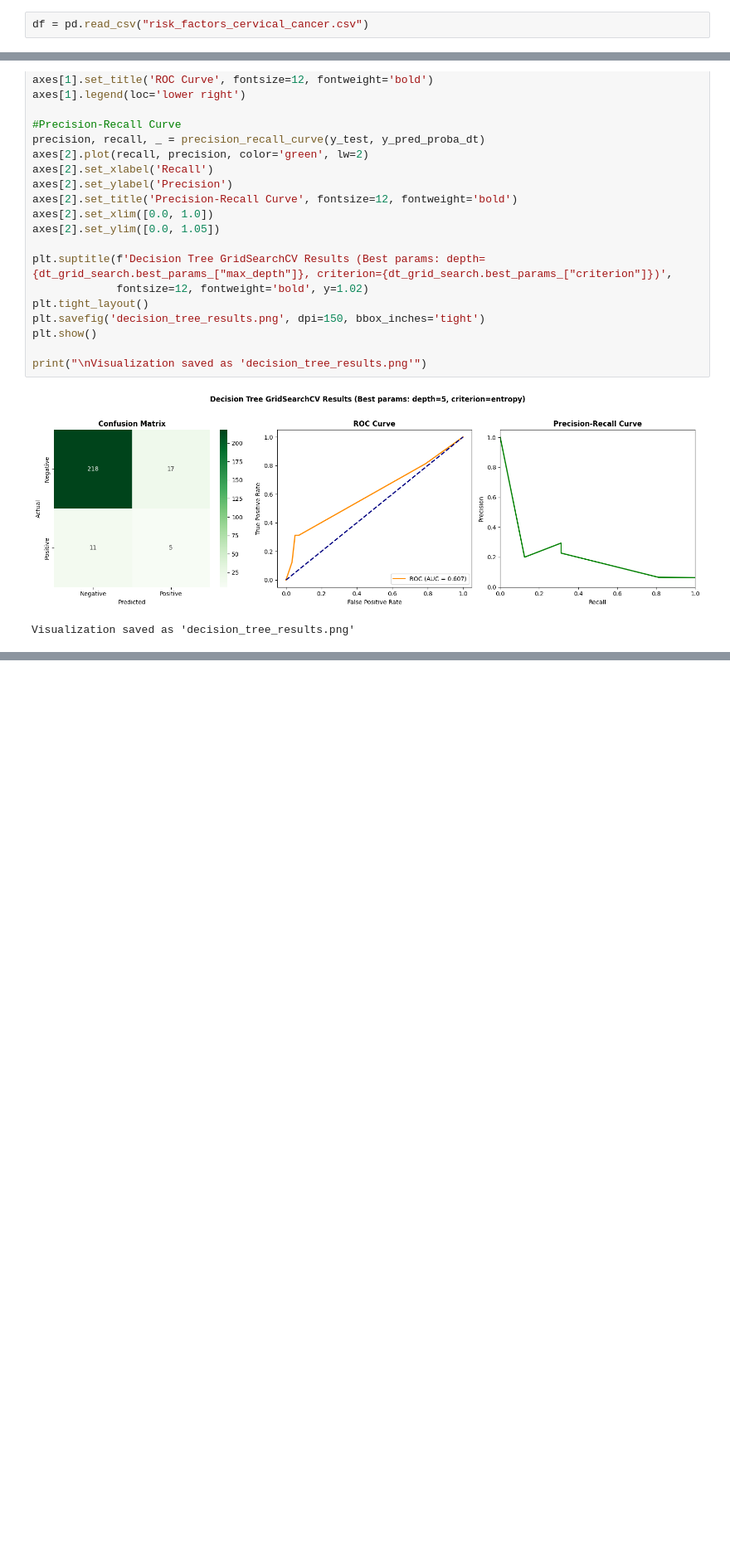
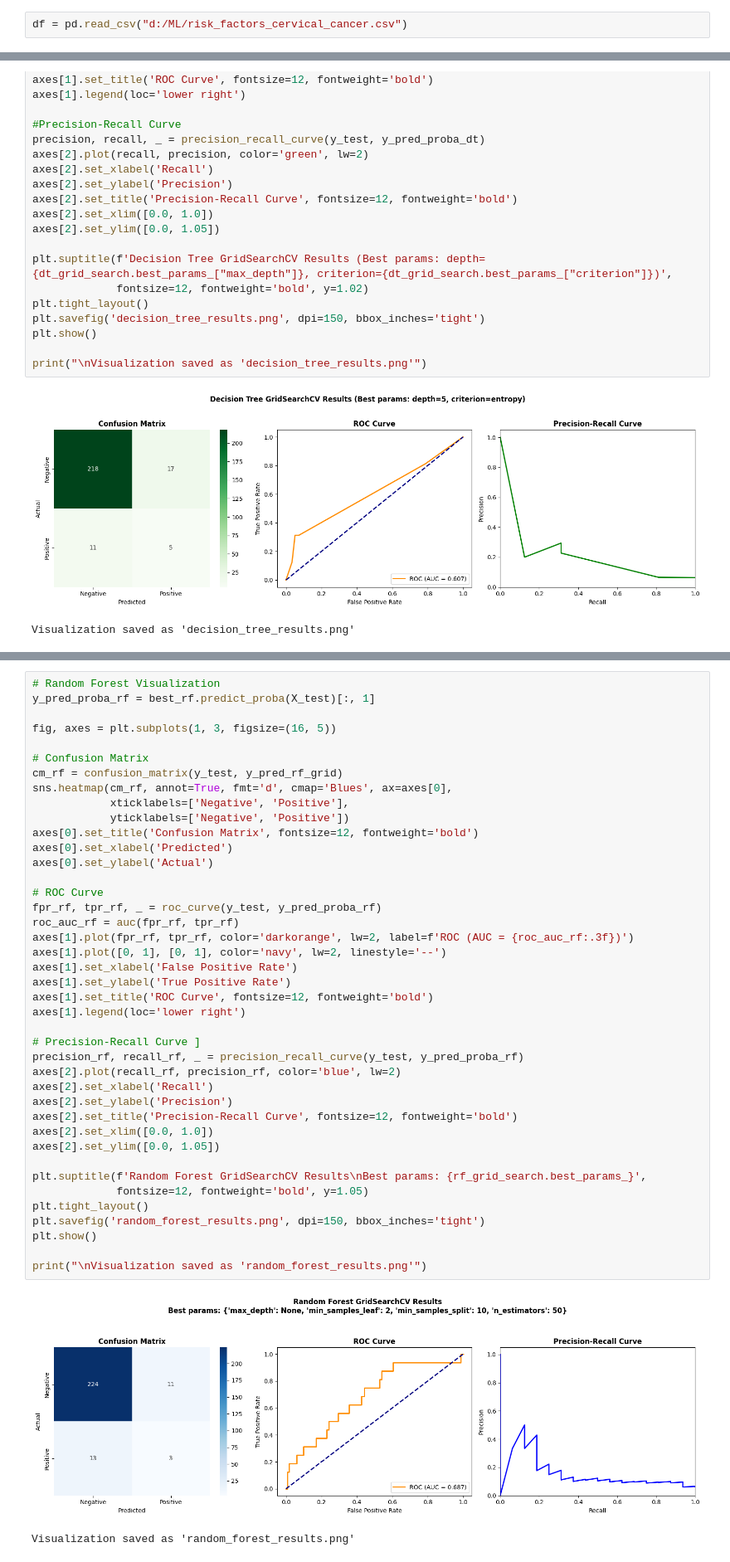
Before and after one commit to raajshekhar19/23FE10CSE00791_RAAJ_SHEKHAR, a Jupyter notebook: project.ipynb, the cells around one changed output, grey strips where cells are left out. Shown at 83% size. Saved outputs shown, nothing was run; the diff lists cells and outputs as text; blank space fills up the shorter version.

```diff
--- a/project.ipynb
+++ b/project.ipynb
@@ -7,7 +7,7 @@ import math
 from sklearn.model_selection import train_test_split
 from sklearn.preprocessing import RobustScaler
 # %%
-df = pd.read_csv("risk_factors_cervical_cancer.csv")
+df = pd.read_csv("d:/ML/risk_factors_cervical_cancer.csv")
 # %%
 df.head()
 # %% [output]
@@ -998,0 +1057,44 @@ Visualization saved as 'decision_tree_results.png'
+# %%
+# Random Forest Visualization
+y_pred_proba_rf = best_rf.predict_proba(X_test)[:, 1]
+
+fig, axes = plt.subplots(1, 3, figsize=(16, 5))
+
+# Confusion Matrix
+cm_rf = confusion_matrix(y_test, y_pred_rf_grid)
+sns.heatmap(cm_rf, annot=True, fmt='d', cmap='Blues', ax=axes[0],
+            xticklabels=['Negative', 'Positive'],
+            yticklabels=['Negative', 'Positive'])
+axes[0].set_title('Confusion Matrix', fontsize=12, fontweight='bold')
+axes[0].set_xlabel('Predicted')
+axes[0].set_ylabel('Actual')
+
+# ROC Curve
+fpr_rf, tpr_rf, _ = roc_curve(y_test, y_pred_proba_rf)
+roc_auc_rf = auc(fpr_rf, tpr_rf)
+axes[1].plot(fpr_rf, tpr_rf, color='darkorange', lw=2, label=f'ROC (AUC = {roc_auc_rf:.3f})')
+axes[1].plot([0, 1], [0, 1], color='navy', lw=2, linestyle='--')
+axes[1].set_xlabel('False Positive Rate')
+axes[1].set_ylabel('True Positive Rate')
+axes[1].set_title('ROC Curve', fontsize=12, fontweight='bold')
+axes[1].legend(loc='lower right')
+
+# Precision-Recall Curve ]
+precision_rf, recall_rf, _ = precision_recall_curve(y_test, y_pred_proba_rf)
+axes[2].plot(recall_rf, precision_rf, color='blue', lw=2)
+axes[2].set_xlabel('Recall')
+axes[2].set_ylabel('Precision')
+axes[2].set_title('Precision-Recall Curve', fontsize=12, fontweight='bold')
+axes[2].set_xlim([0.0, 1.0])
+axes[2].set_ylim([0.0, 1.05])
+
+plt.suptitle(f'Random Forest GridSearchCV Results\nBest params: {rf_grid_search.best_params_}',
+             fontsize=12, fontweight='bold', y=1.05)
+plt.tight_layout()
+plt.savefig('random_forest_results.png', dpi=150, bbox_inches='tight')
+plt.show()
+
+print("\nVisualization saved as 'random_forest_results.png'")
+# %% [output]
+[figure, added]
+Visualization saved as 'random_forest_results.png'
```
Also changed, not shown: parts of 6 cells of this notebook, 6 other files.
